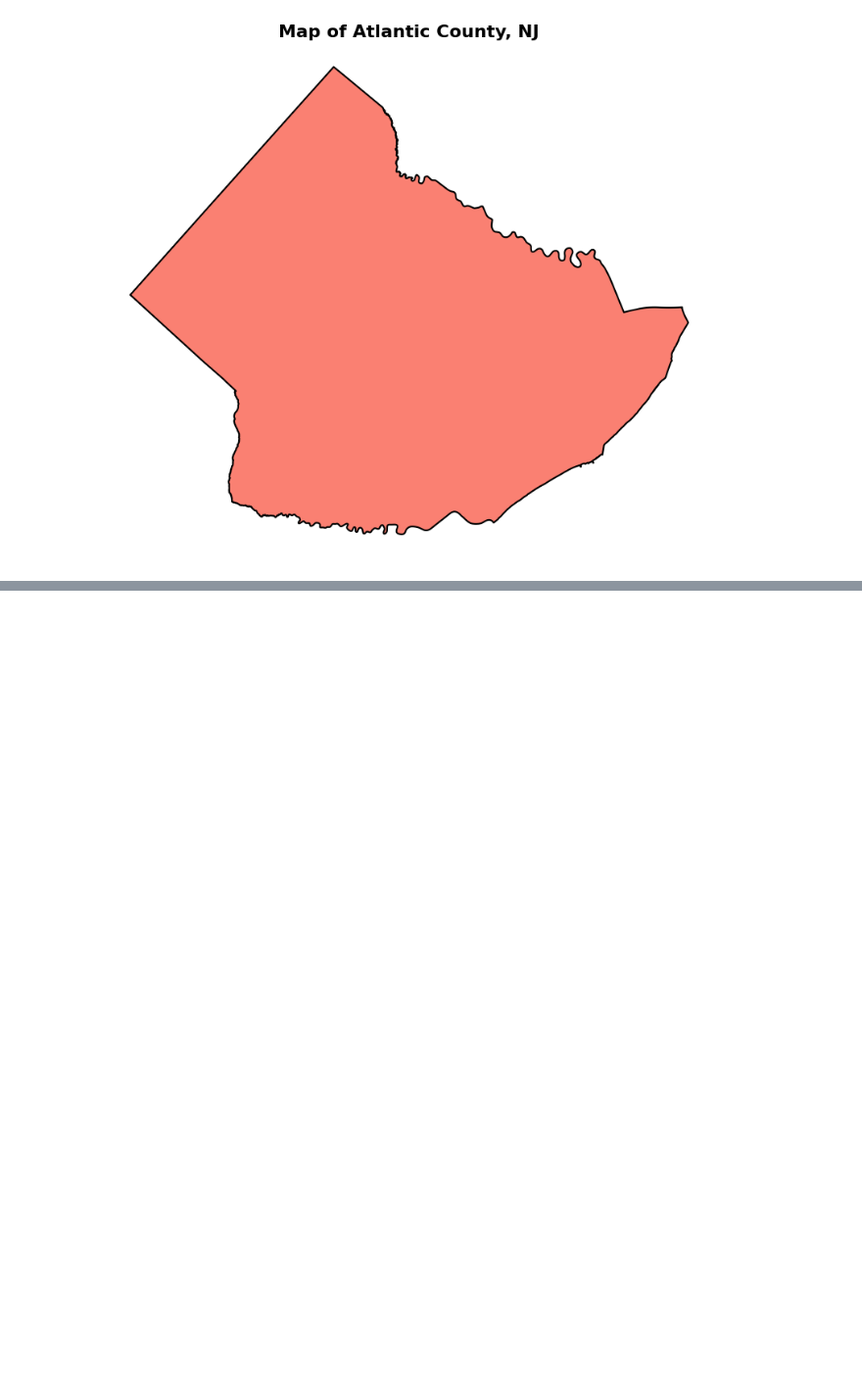
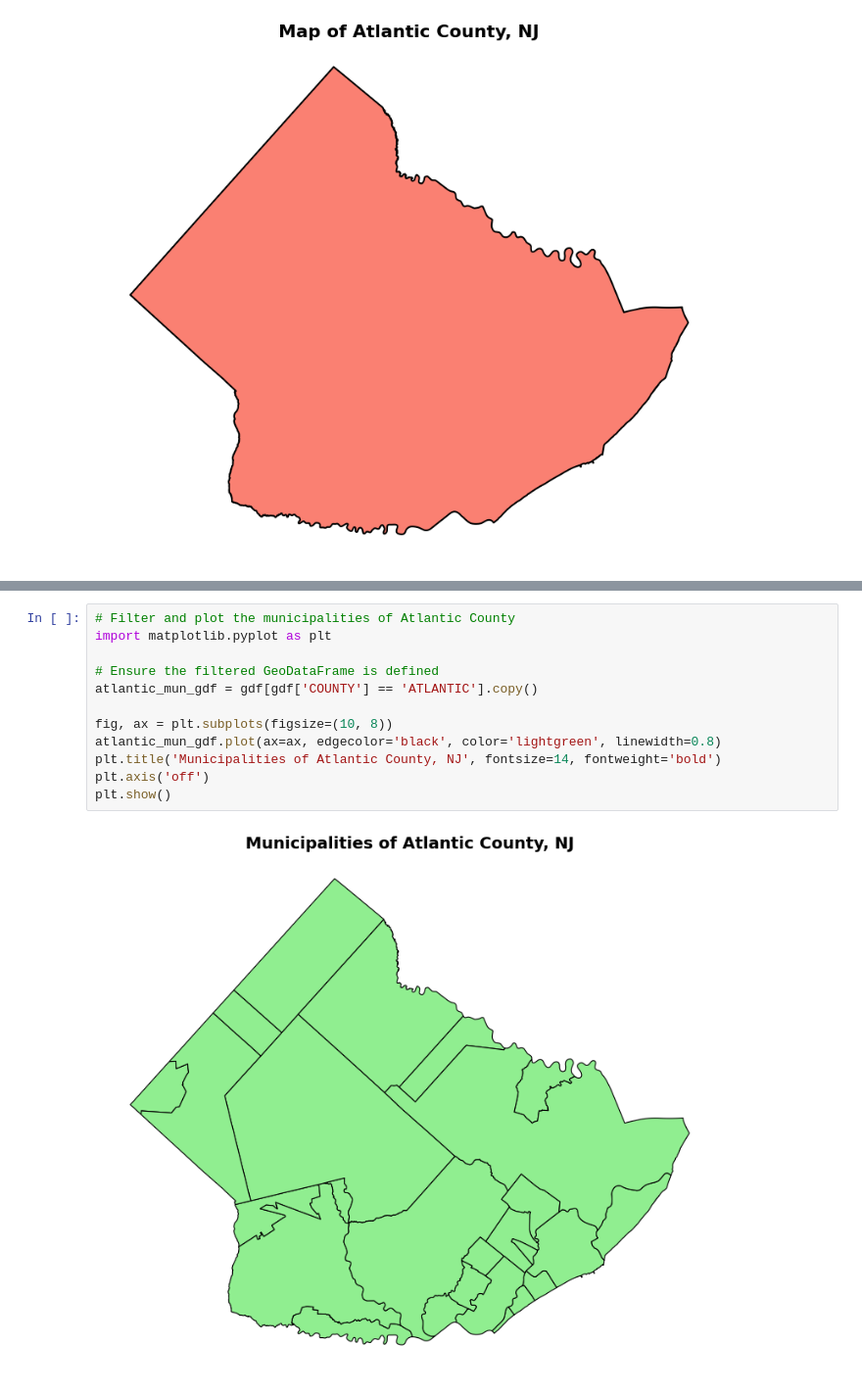
Before and after one commit to Anjanique-Knight/AjGIS, a Jupyter notebook: PS2_GIS_2.ipynb, the cells around one changed output, grey strips where cells are left out. Shown at 98% size. Cells and saved outputs as stored; diff of their text form; blank space fills up the shorter version.

```diff
--- a/PS2_GIS_2.ipynb
+++ b/PS2_GIS_2.ipynb
@@ -92,0 +130,14 @@ plt.show()
+# %%
+# Filter and plot the municipalities of Atlantic County
+import matplotlib.pyplot as plt
+
+# Ensure the filtered GeoDataFrame is defined
+atlantic_mun_gdf = gdf[gdf['COUNTY'] == 'ATLANTIC'].copy()
+
+fig, ax = plt.subplots(figsize=(10, 8))
+atlantic_mun_gdf.plot(ax=ax, edgecolor='black', color='lightgreen', linewidth=0.8)
+plt.title('Municipalities of Atlantic County, NJ', fontsize=14, fontweight='bold')
+plt.axis('off')
+plt.show()
+# %% [output]
+[figure, added]
```
Also changed, not shown: parts of 10 cells of this notebook.
